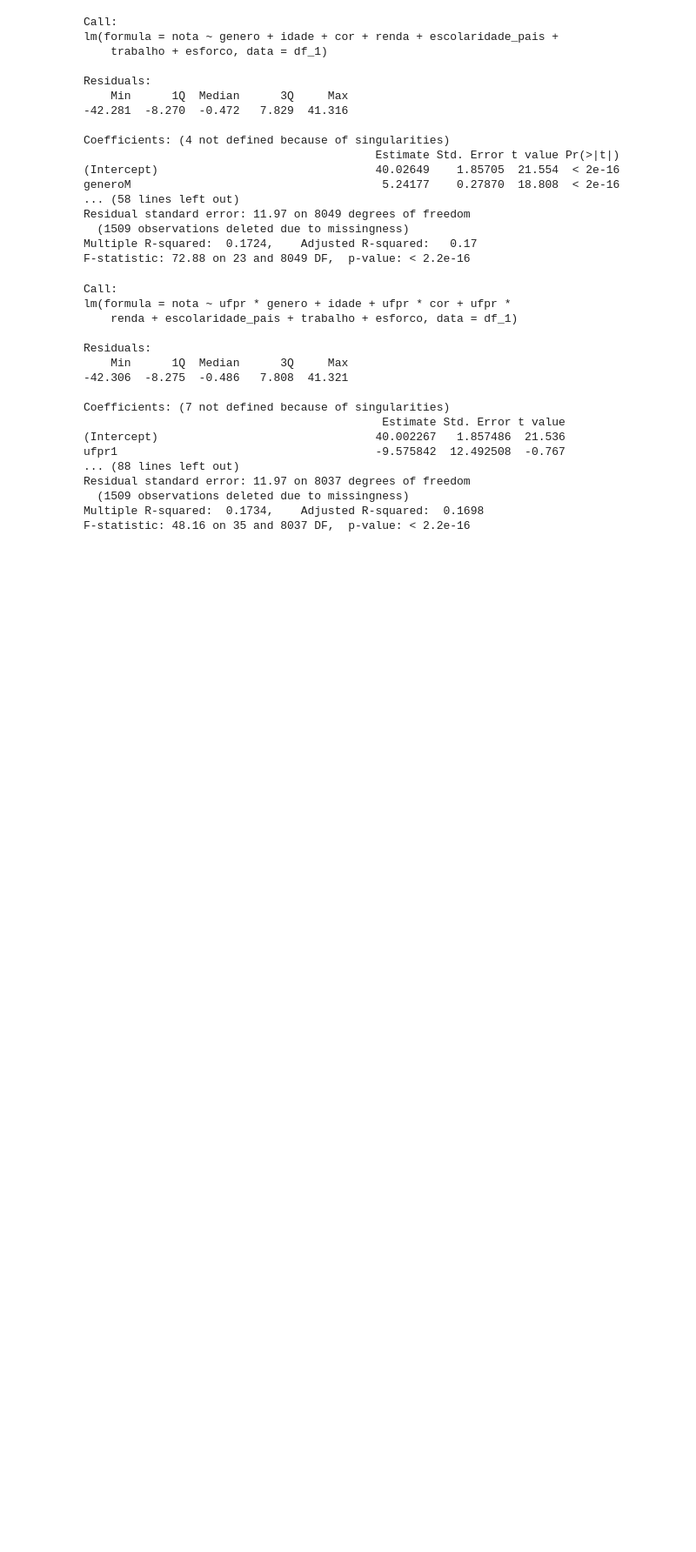
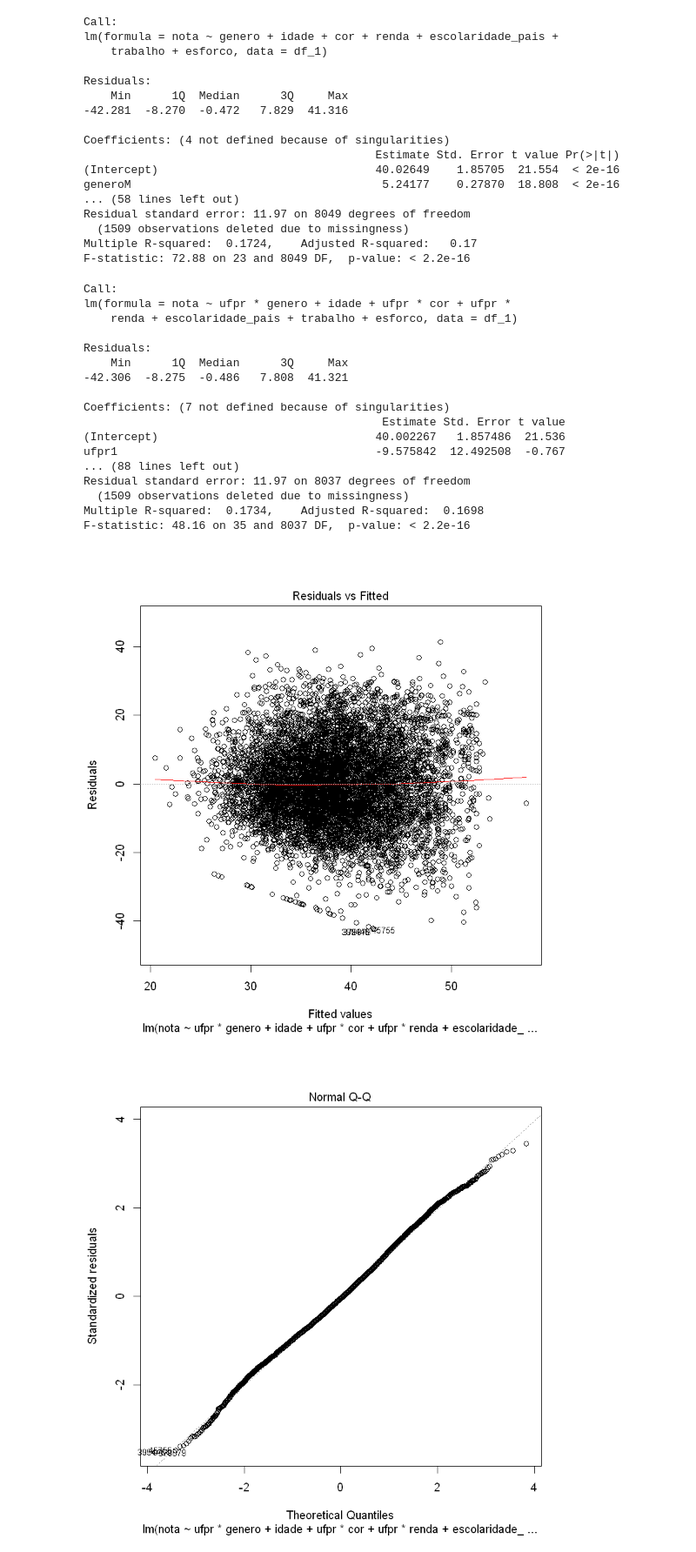
Before and after one commit to emariot/econometria, a Jupyter notebook: funcao_desempenho_economia_ufpr.ipynb, the cells around one changed output. Shown: that part at 87% size. Drawn from its saved outputs; the diff is of its cells as text; code cells hidden in the pictures; blank space fills up the shorter version.

```diff
--- a/funcao_desempenho_economia_ufpr.ipynb
+++ b/funcao_desempenho_economia_ufpr.ipynb
@@ -534,3 +589,8 @@ Residual standard error: 11.97 on 8037 degrees of freedom
   (1509 observations deleted due to missingness)
 Multiple R-squared:  0.1734,    Adjusted R-squared:  0.1698
 F-statistic: 48.16 on 35 and 8037 DF,  p-value: < 2.2e-16
+# %%
+plot(mod_2)
+# %% [output]
+[figure, added]
+[figure, added]
```
Also changed, not shown: parts of 14 cells of this notebook.
